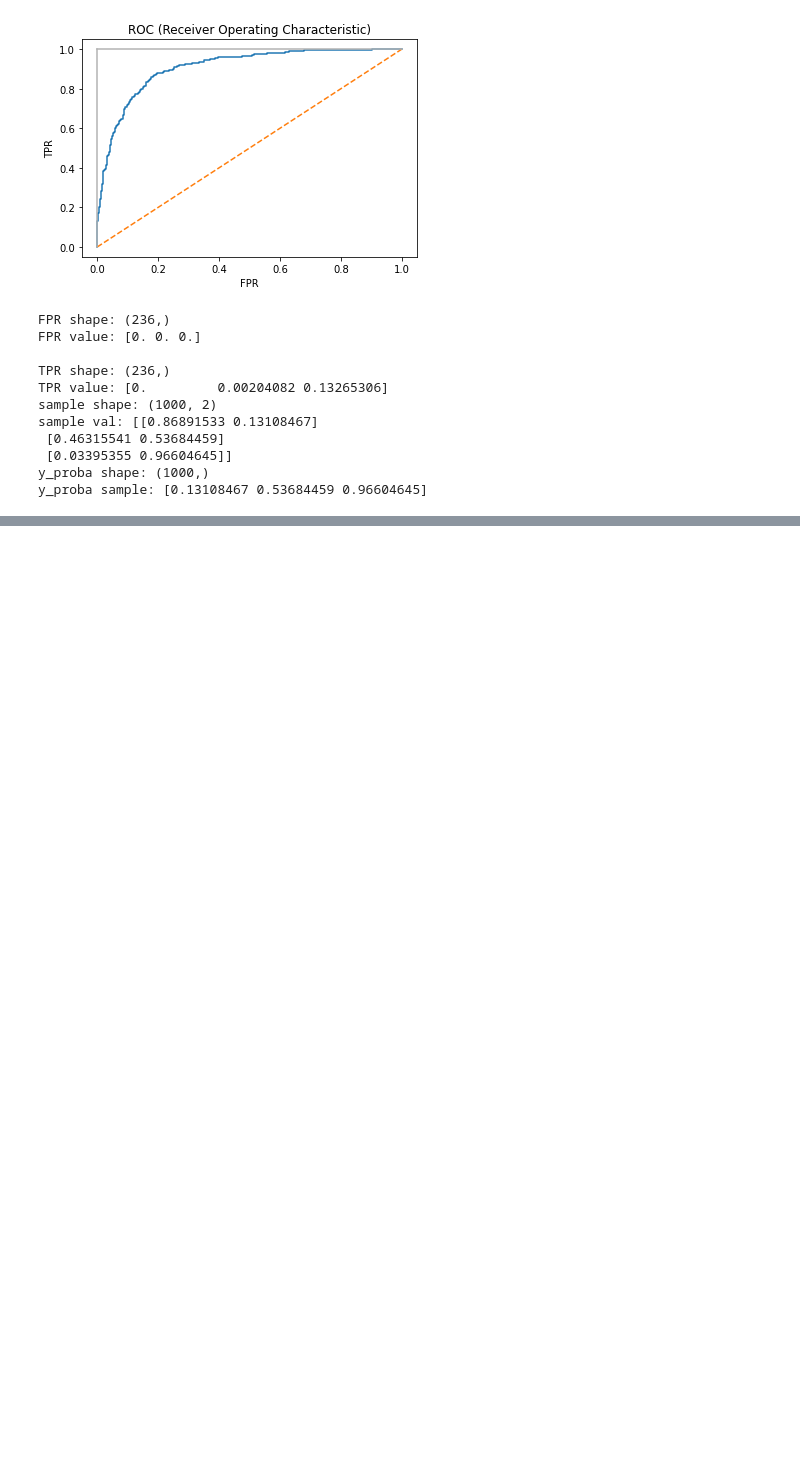
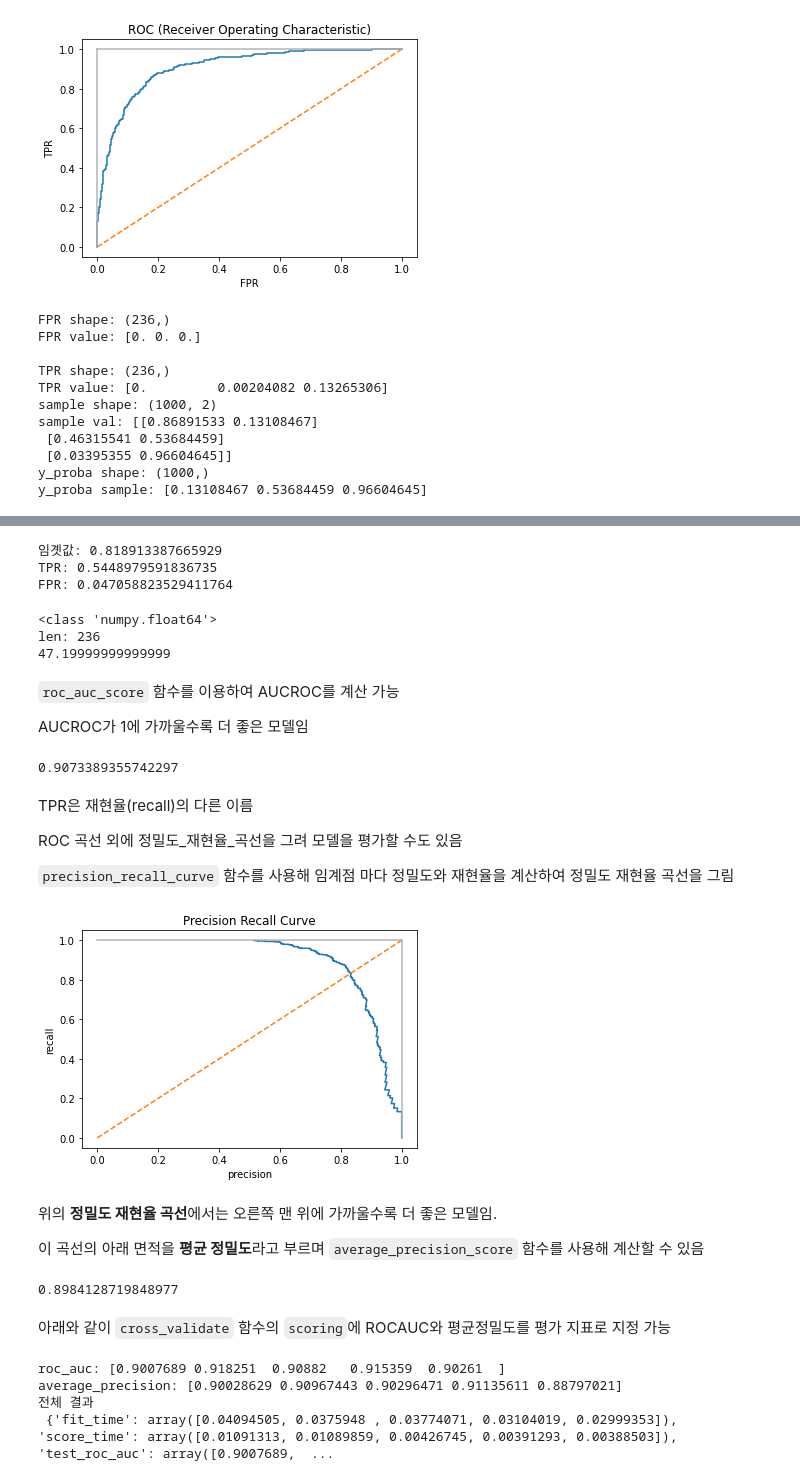
Before and after one commit to johyunkang/MLwithPythonCookbook, a Jupyter notebook: 11_모델평가.ipynb, the cells around one changed output, grey strips where cells are left out. Saved outputs shown, nothing was run; the diff lists cells and outputs as text; code cells hidden in the pictures; blank space fills up the shorter version.

Commit message:
roc_auc, average_precision_score

```diff
--- a/11_모델평가.ipynb
+++ b/11_모델평가.ipynb
@@ -315,0 +340,73 @@ y_proba sample: [0.13108467 0.53684459 0.96604645]
+# %%
+idx = 45
+print('임곗값:', threshold[idx])
+print('TPR:', true_positive_rate[idx])
+print('FPR:', false_positive_rate[idx])
+# %% [output]
+임곗값: 0.818913387665929
+TPR: 0.5448979591836735
+FPR: 0.047058823529411764
+# %%
+import numpy as np
+print(type(threshold[0]))
+print('len:', len(threshold))
+print(236 - (236 * 0.8))
+# print(np.round(threshold * 100, 4))
+# %% [output]
+<class 'numpy.float64'>
+len: 236
+47.19999999999999
+# %% [markdown]
+`roc_auc_score` 함수를 이용하여 AUCROC를 계산 가능
+
+AUCROC가 1에 가까울수록 더 좋은 모델임
+# %%
+# ROC 곡선 아래 면적을 계산
+print(roc_auc_score(y_test, y_proba))
+# %% [output]
+0.9073389355742297
+# %% [markdown]
+TPR은 재현율(recall)의 다른 이름
+
+ROC 곡선 외에 정밀도_재현율_곡선을 그려 모델을 평가할 수도 있음
+
+`precision_recall_curve` 함수를 사용해 임계점 마다 정밀도와 재현율을 계산하여 정밀도 재현율 곡선을 그림
+# %%
+from sklearn.metrics import precision_recall_curve
+
+# TPR 과 FPR을 계산
+precision, recall, threshold = precision_recall_curve(y_test, y_proba)
+
+plt.title('Precision Recall Curve')
+plt.plot(precision, recall)
+plt.plot([0, 1], ls='--')
+plt.plot([1,1], c='0.7')
+plt.plot([1,1], [1,0], c='0.7')
+plt.xlabel('precision')
+plt.ylabel('recall')
+plt.show()
+# %% [output]
+[figure, added]
+# %% [markdown]
+위의 **정밀도 재현율 곡선**에서는 오른쪽 맨 위에 가까울수록 더 좋은 모델임.
+
+이 곡선의 아래 면적을 **평균 정밀도**라고 부르며 `average_precision_score` 함수를 사용해 계산할 수 있음
+# %%
+from sklearn.metrics import average_precision_score
+
+# 평균 정밀도를 계산
+average_precision_score(y_test, y_proba)
+# %% [output]
+0.8984128719848977
+# %% [markdown]
+아래와 같이 `cross_validate` 함수의 `scoring`에 ROCAUC와 평균정밀도를 평가 지표로 지정 가능
+# %%
+rt_cv = cross_validate(logit, x, y, scoring=['roc_auc', 'average_precision'])
+print('roc_auc:', rt_cv['test_roc_auc'])
+print('average_precision:', rt_cv['test_average_precision'])
+print('전체 결과\n', rt_cv)
+# %% [output]
+roc_auc: [0.9007689 0.918251  0.90882   0.915359  0.90261  ]
+average_precision: [0.90028629 0.90967443 0.90296471 0.91135611 0.88797021]
+전체 결과
+ {'fit_time': array([0.04094505, 0.0375948 , 0.03774071, 0.03104019, 0.02999353]), 'score_time': array([0.01091313, 0.01089859, 0.00426745, 0.00391293, 0.00388503]), 'test_roc_auc': array([0.9007689,  ...
```
Also changed, not shown: parts of 7 cells of this notebook.
